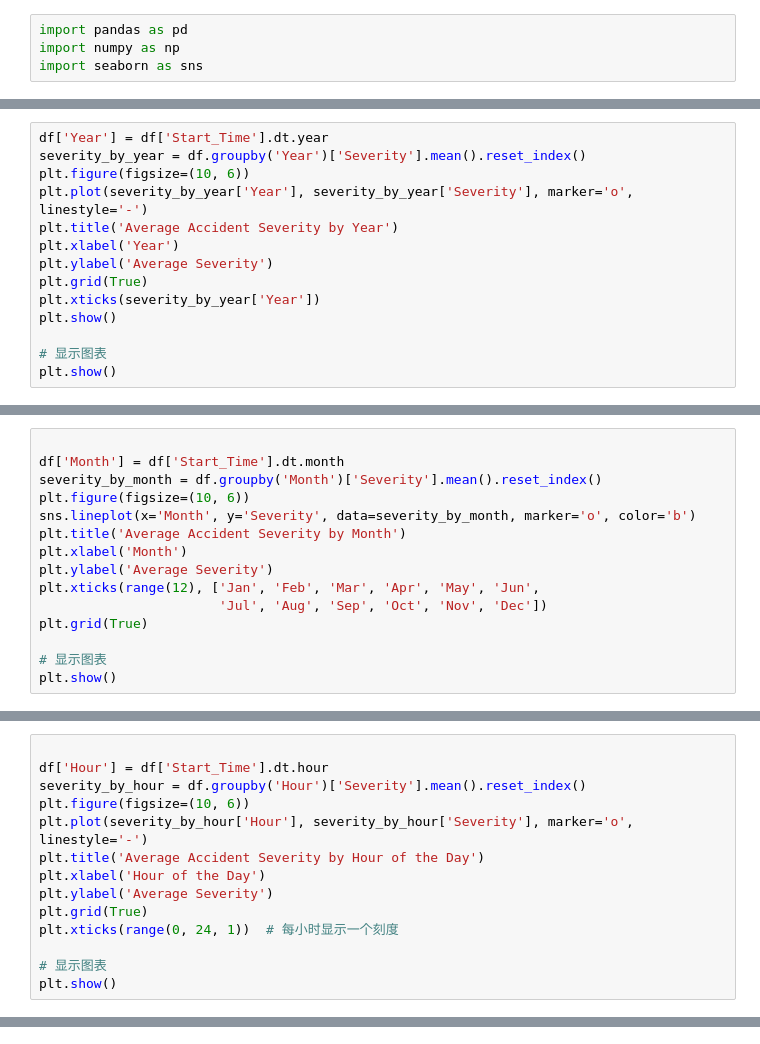
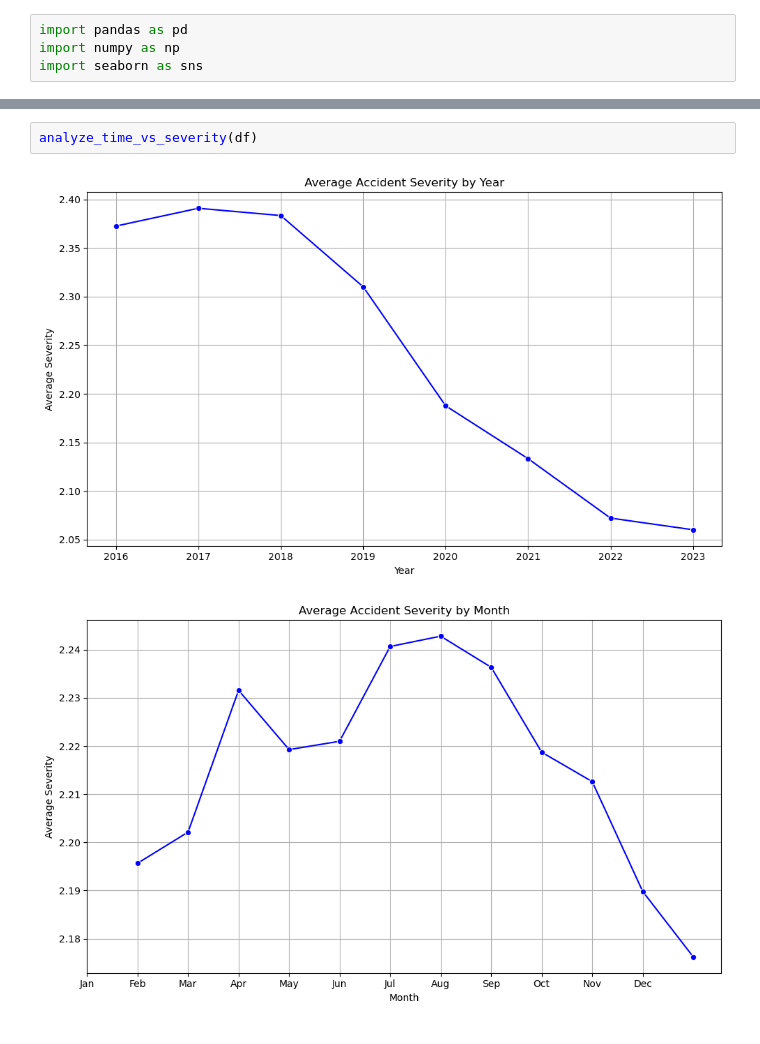
Before and after one commit to suryaprakashtk/US_Car_Accident_Data_Analysis, a Jupyter notebook: src/time_severity.ipynb, the cells around one changed output, grey strips where cells are left out. Cells and saved outputs as stored; diff of their text form.

Commit message:
Add time_severity.ipynb in submodule

```diff
--- a/src/time_severity.ipynb
+++ b/src/time_severity.ipynb
@@ -99,14 +159,0 @@ plt.show()
-# %%
-df['Year'] = df['Start_Time'].dt.year
-severity_by_year = df.groupby('Year')['Severity'].mean().reset_index()
-plt.figure(figsize=(10, 6))
-plt.plot(severity_by_year['Year'], severity_by_year['Severity'], marker='o', linestyle='-')
-plt.title('Average Accident Severity by Year')
-plt.xlabel('Year')
-plt.ylabel('Average Severity')
-plt.grid(True)
-plt.xticks(severity_by_year['Year'])
-plt.show()
-
-# 显示图表
-plt.show()
@@ -115,15 +159,0 @@ plt.show()
-# %%
-
-df['Month'] = df['Start_Time'].dt.month
-severity_by_month = df.groupby('Month')['Severity'].mean().reset_index()
-plt.figure(figsize=(10, 6))
-sns.lineplot(x='Month', y='Severity', data=severity_by_month, marker='o', color='b')
-plt.title('Average Accident Severity by Month')
-plt.xlabel('Month')
-plt.ylabel('Average Severity')
-plt.xticks(range(12), ['Jan', 'Feb', 'Mar', 'Apr', 'May', 'Jun',
-                       'Jul', 'Aug', 'Sep', 'Oct', 'Nov', 'Dec'])
-plt.grid(True)
-
-# 显示图表
-plt.show()
@@ -132,14 +159,0 @@ plt.show()
-# %%
-
-df['Hour'] = df['Start_Time'].dt.hour
-severity_by_hour = df.groupby('Hour')['Severity'].mean().reset_index()
-plt.figure(figsize=(10, 6))
-plt.plot(severity_by_hour['Hour'], severity_by_hour['Severity'], marker='o', linestyle='-')
-plt.title('Average Accident Severity by Hour of the Day')
-plt.xlabel('Hour of the Day')
-plt.ylabel('Average Severity')
-plt.grid(True)
-plt.xticks(range(0, 24, 1))  # 每小时显示一个刻度
-
-# 显示图表
-plt.show()
@@ -147,0 +219,5 @@ plt.show()
+# %%
+analyze_time_vs_severity(df)
+# %% [output]
+[figure, added]
+[figure, added]
```
Also changed, not shown: parts of 23 cells of this notebook.
